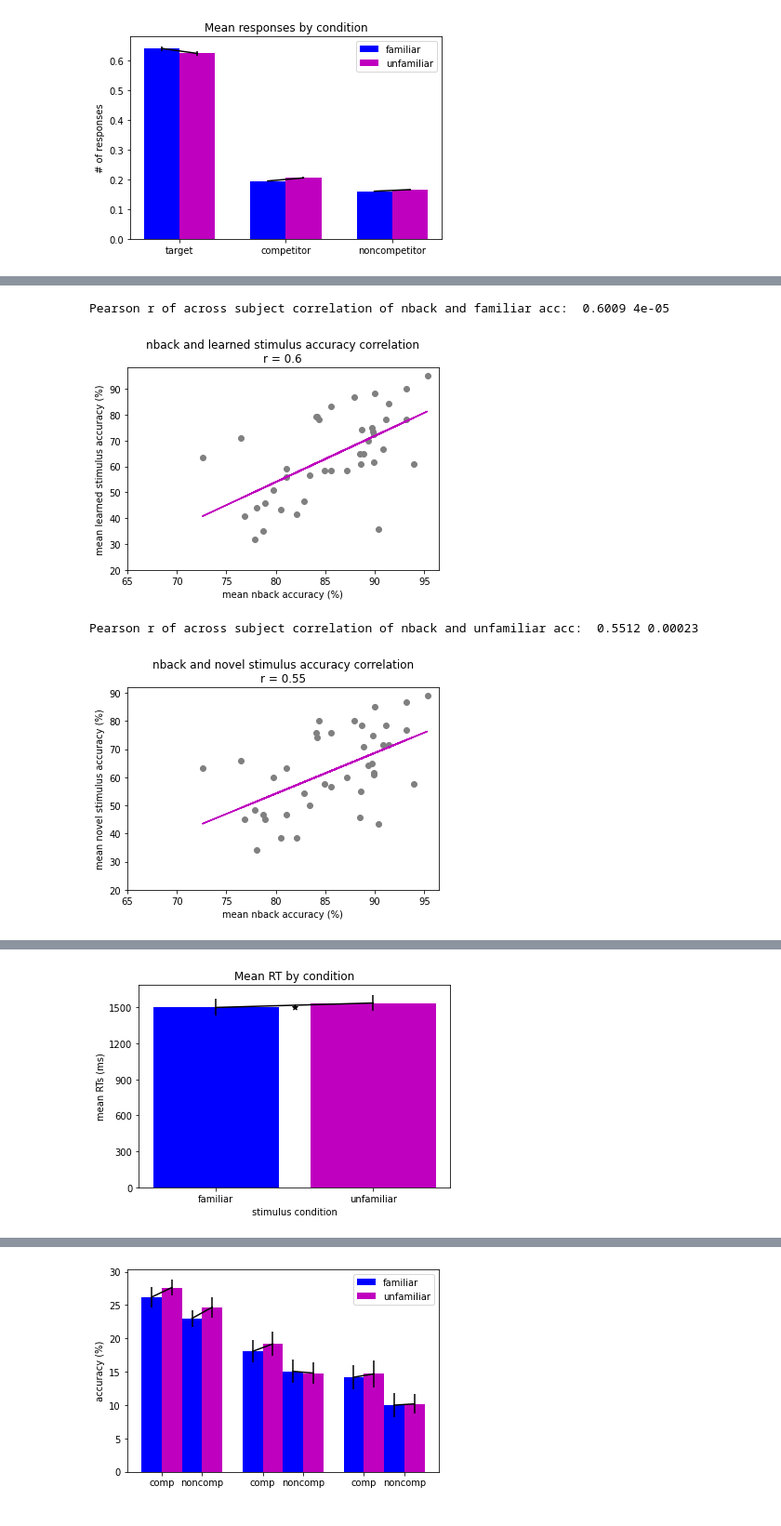
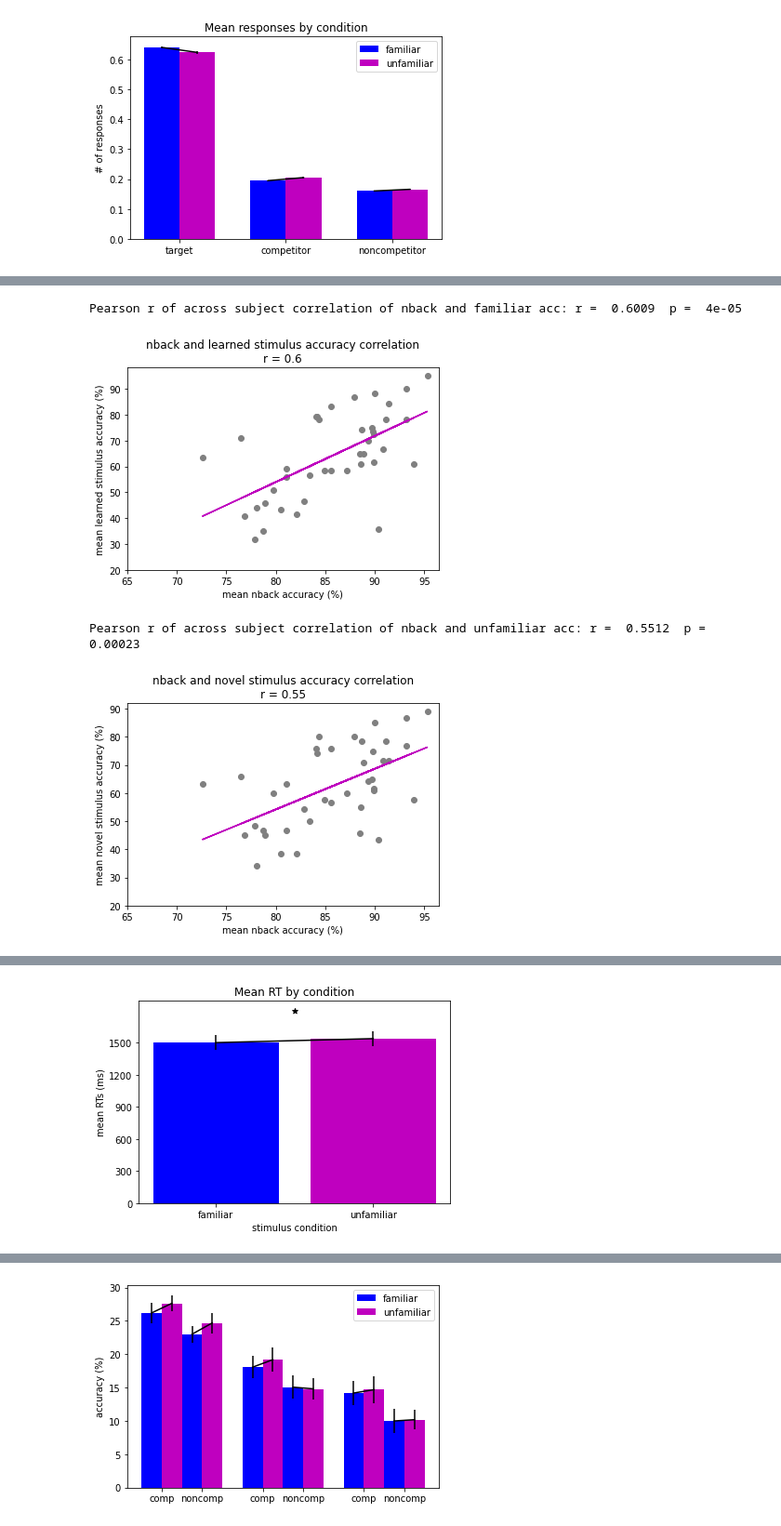
Before and after one commit to pkeene17/MarshmallowAnalysis, a Jupyter notebook: marshmallowAnalysis.ipynb, the cells around one changed output, grey strips where cells are left out. Shown at 93% size. Drawn from its saved outputs; the diff is of its cells as text; code cells hidden in the pictures.

```diff
--- a/analysis/marshmallowAnalysis.ipynb
+++ b/marshmallowAnalysis.ipynb
@@ -181,6 +181,8 @@ print("acc cutoff = ",cutoff)
 # %% [output]
 acc cutoff =  0.38333333333333336
 # %%
+%%capture --no-display
+#this cell will throw a warning about the mean of an empty slice. Thats due to some subjects not choosing the competitor/noncompetitor for whole blocks. The warning can be ignored
 #load data by subject
 for sn in range(nsubj):
 	subjID = sn+1
@@ -197,7 +199,7 @@ for sn in range(nsubj):
 	[meanAcc_learned[sn], meanAcc_novel[sn],histData_learned[sn],histData_novel[sn],
 	meanRT_learned[sn],meanRT_novel[sn],rtData_learned[sn],rtData_novel[sn],category_learned[sn]] = studytestSummary(testData,subjID,printSubj)
 
-	#apriori below chance exclusion criteria
+    #apriori below chance exclusion criteria
 	if exclusion:
 		if np.nansum(testData.score==1)/240 < cutoff:
 			 meanAcc_learned[sn,:] = np.nan
@@ -210,3 +212,11 @@ for sn in range(nsubj):
 			 meanRT_novel[sn,:] = np.nan
 			 rtData_learned[sn,:] = np.nan
 			 rtData_novel[sn,:] = np.nan
+meanAcc_learned = meanAcc_learned[~np.isnan(np.mean(meanAcc_learned,1))]
+meanAcc_novel = meanAcc_novel[~np.isnan(np.mean(meanAcc_novel,1))]
+histData_learned = histData_learned[~np.isnan(np.mean(np.mean(histData_learned,1),1))]
+histData_novel = histData_novel[~np.isnan(np.mean(np.mean(histData_novel,1),1))]
+meanAcc_nback = meanAcc_nback[~np.isnan(np.mean(meanAcc_nback,1))]
+meanRT_nback = meanRT_nback[~np.isnan(np.mean(meanRT_nback,1))]
+meanRT_learned = meanRT_learned[~np.isnan(np.mean(meanRT_learned,1))]
+meanRT_novel = meanRT_novel[~np.isnan(np.mean(meanRT_novel,1))]
@@ -213,9 +227,8 @@ for sn in range(nsubj):
 # %%
 #recalculate sample size after exclusion
-nsubj = nsubj-np.sum(np.isnan(np.mean(meanAcc_learned,1)))
+nsubj = np.shape(meanAcc_learned)[0]
 print('nsubj after exclusion = ',nsubj)
-#because of the error when originally running this the stimuli arent balanced so I'm just excluding all of roberts data for this single analysis since thats the most principled way I can balance this
-category_learned[40:52] = np.nan
-print(np.nansum(category_learned==1))
+#because of an error when originally running this the stimuli arent balanced so I'm just excluding all of roberts data for this single analysis since thats the most principled way I can balance this
+category_learned = category_learned[0:40]
 # %% [output]
 nsubj after exclusion =  40
@@ -360,7 +376,7 @@ clean_meanAcc_nback = meanAcc_nback[~np.isnan(meanAcc_nback[:,1])]
 clean_meanAcc_novel = meanAcc_novel[~np.isnan(meanAcc_novel[:,1])]
 clean_meanAcc_learned = meanAcc_learned[~np.isnan(meanAcc_learned[:,1])]
 [r,p] = stats.pearsonr(np.nanmean(clean_meanAcc_nback,1),np.nanmean(clean_meanAcc_learned,1))
-print("Pearson r of across subject correlation of nback and familiar acc: ",np.round(r,5),np.round(p,5))
+print("Pearson r of across subject correlation of nback and familiar acc: r = ",np.round(r,5)," p = ",np.round(p,5))
 [m,b] = np.polyfit(np.nanmean(clean_meanAcc_nback,1),np.nanmean(clean_meanAcc_learned,1),1)
 fig = plt.figure()
 plt.scatter(np.nanmean(clean_meanAcc_nback,1),np.nanmean(clean_meanAcc_learned,1),color='gray')
@@ -373,12 +389,12 @@ plt.title('nback and learned stimulus accuracy correlation\nr = '+str(np.round(r
 plt.savefig(figure_dir+'famAcc_correlation.pdf',format='pdf')
 plt.show()
 # %% [output]
-Pearson r of across subject correlation of nback and familiar acc:  0.6009 4e-05
+Pearson r of across subject correlation of nback and familiar acc: r =  0.6009  p =  4e-05
 [figure]
 # %%
 #across subject correlation of nback and novel acc
 [r,p] = stats.pearsonr(np.nanmean(clean_meanAcc_nback,1),np.nanmean(clean_meanAcc_novel,1))
-print("Pearson r of across subject correlation of nback and unfamiliar acc: ",np.round(r,5),np.round(p,5))
+print("Pearson r of across subject correlation of nback and unfamiliar acc: r = ",np.round(r,5)," p = ",np.round(p,5))
 [m,b] = np.polyfit(np.nanmean(clean_meanAcc_nback,1),np.nanmean(clean_meanAcc_novel,1),1)
 fig = plt.figure()
 plt.scatter(np.nanmean(clean_meanAcc_nback,1),np.nanmean(clean_meanAcc_novel,1),color='gray')
@@ -391,7 +407,7 @@ plt.title('nback and novel stimulus accuracy correlation\nr = '+str(np.round(r,2
 plt.savefig(figure_dir+'unfamAcc_correlation.pdf',format='pdf')
 plt.show()
 # %% [output]
-Pearson r of across subject correlation of nback and unfamiliar acc:  0.5512 0.00023
+Pearson r of across subject correlation of nback and unfamiliar acc: r =  0.5512  p =  0.00023
 [figure]
 # %%
 ###### Look at response times for the association task #######
@@ -399,7 +415,8 @@ Pearson r of across subject correlation of nback and unfamiliar acc:  0.5512 0.0
 #plot rts for study test
 print("Familiar rts = "+str(np.nanmean(meanRT_learned))," Unfamiliar rts = "+str(np.nanmean(meanRT_novel)))
 #ttest of mean accuracy distributions between familiar and unfamiliar stimuli
-print("Familiar vs unfamiliar rt ttest: ",np.round(stats.ttest_rel(np.nanmean(meanRT_learned,1),np.nanmean(meanRT_novel,1),nan_policy='omit'),6))
+ttest = np.round(stats.ttest_rel(np.nanmean(meanRT_learned,1),np.nanmean(meanRT_novel,1),nan_policy='omit'),6)
+print("Familiar vs unfamiliar rt ttest: t = ",ttest[0]," p = ",ttest[1])
 #plot difference between familiar and unfamiliar accuracy means
 fig = plt.figure()
 plt.bar([0,1],[np.nanmean(meanRT_learned),np.nanmean(meanRT_novel)],color=['blue','m'])
@@ -410,7 +427,7 @@ plt.xticks([0,1],["familiar","unfamiliar"])
 plt.ylabel("mean RTs (ms)")
 plt.yticks([0,.3,.6,.9,1.2,1.5],[0,300,600,900,1200,1500])
 plt.title("Mean RT by condition")
-plt.scatter([0.5],[1.5],marker='*',color='k')
+plt.scatter([0.5],[1.8],marker='*',color='k')
 plt.savefig(figure_dir+'rt_diff_familiar_vs_nonfamiliar.pdf',format='pdf')
 plt.show()
 # %% [output]
@@ -419,3 +436,3 @@ Familiar vs unfamiliar rt ttest:  [-2.264372  0.029188]
-[figure, old version]
+[figure, new version]
 # %%
 #plot mean respone times split by responses
```
Also changed, not shown: parts of 12 cells of this notebook, 11 other files.
